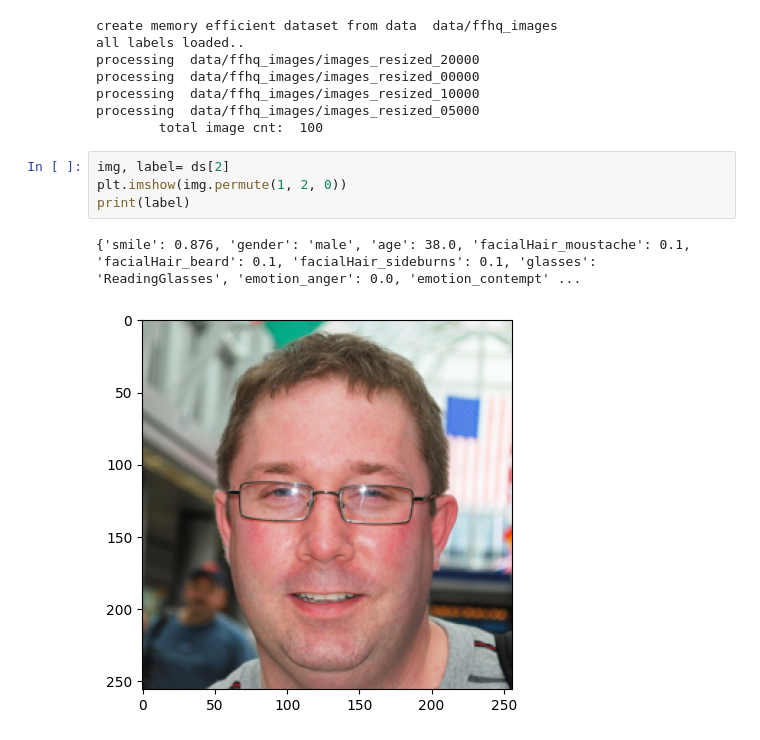
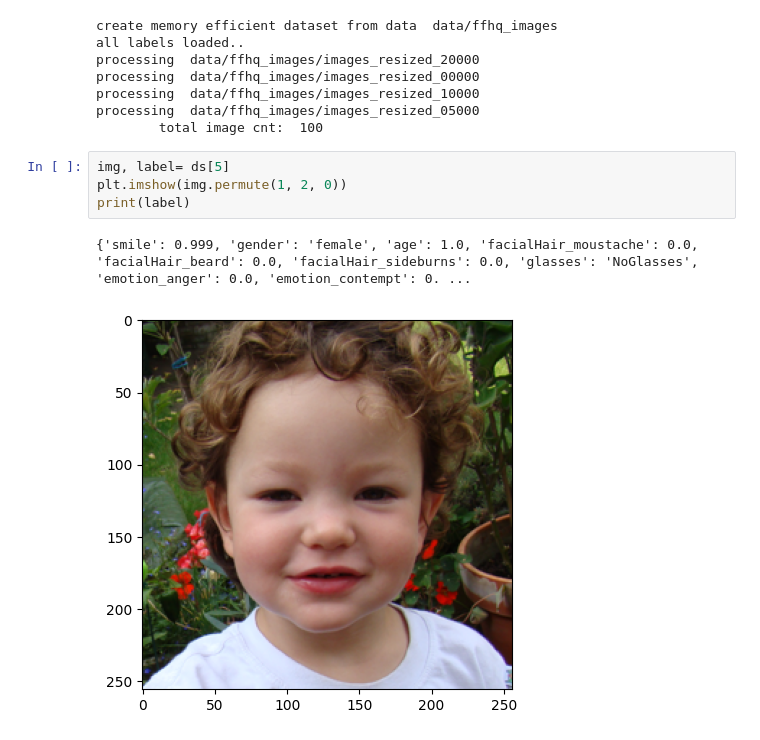
Before and after one commit to AliceOfSNU/VQVAE2, a Jupyter notebook: conditional_gen.ipynb, the cells around one changed output. Drawn from its saved outputs; the diff is of its cells as text.

```diff
--- a/conditional_gen.ipynb
+++ b/conditional_gen.ipynb
@@ -67,9 +107,9 @@ processing  data/ffhq_images/images_resized_10000
 processing  data/ffhq_images/images_resized_05000
         total image cnt:  100
 # %%
-img, label= ds[2]
+img, label= ds[5]
 plt.imshow(img.permute(1, 2, 0))
 print(label)
 # %% [output]
-{'smile': 0.876, 'gender': 'male', 'age': 38.0, 'facialHair_moustache': 0.1, 'facialHair_beard': 0.1, 'facialHair_sideburns': 0.1, 'glasses': 'ReadingGlasses', 'emotion_anger': 0.0, 'emotion_contempt' ...
+{'smile': 0.999, 'gender': 'female', 'age': 1.0, 'facialHair_moustache': 0.0, 'facialHair_beard': 0.0, 'facialHair_sideburns': 0.0, 'glasses': 'NoGlasses', 'emotion_anger': 0.0, 'emotion_contempt': 0. ...
-[figure, old version]
+[figure, new version]
```
Also changed, not shown: parts of 5 cells of this notebook, 4 other files.
